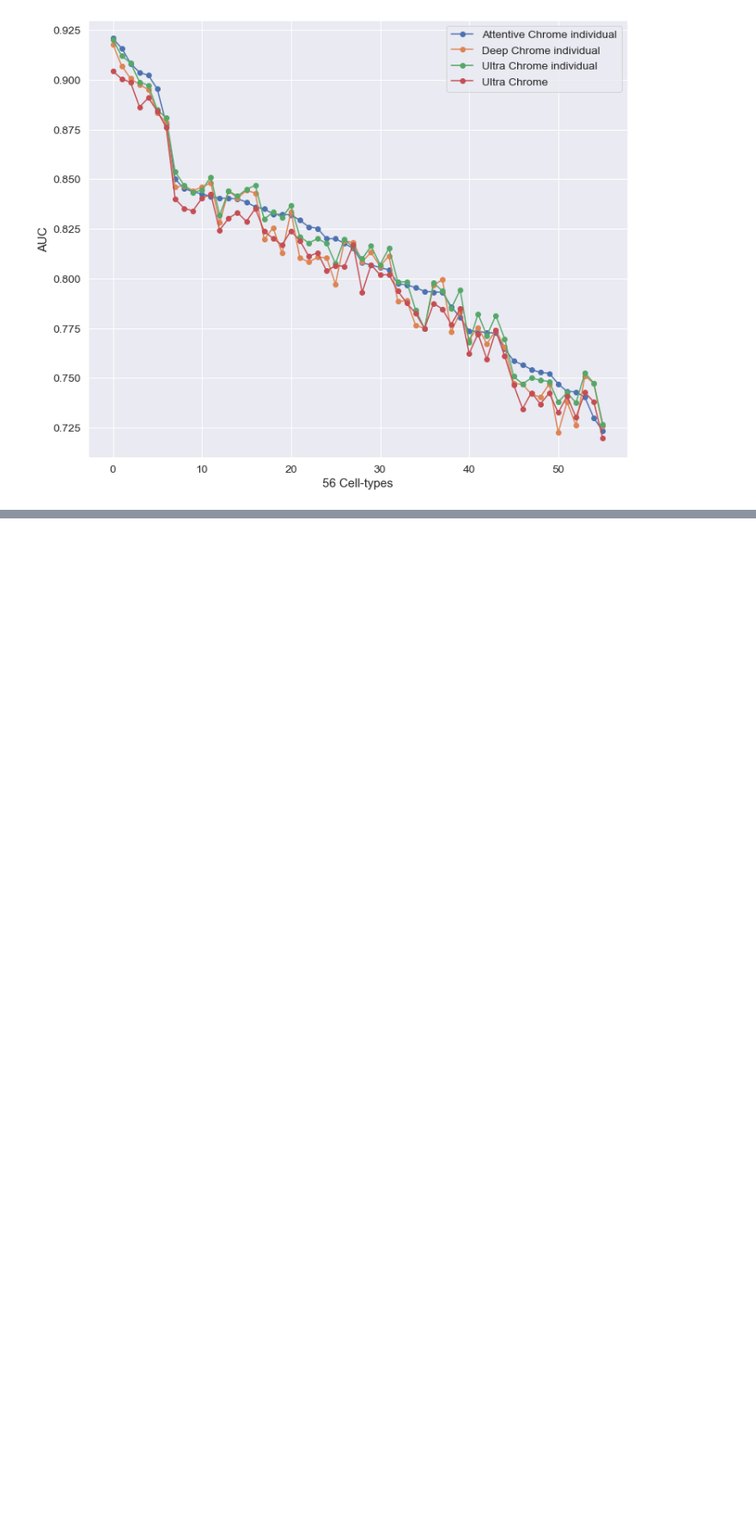
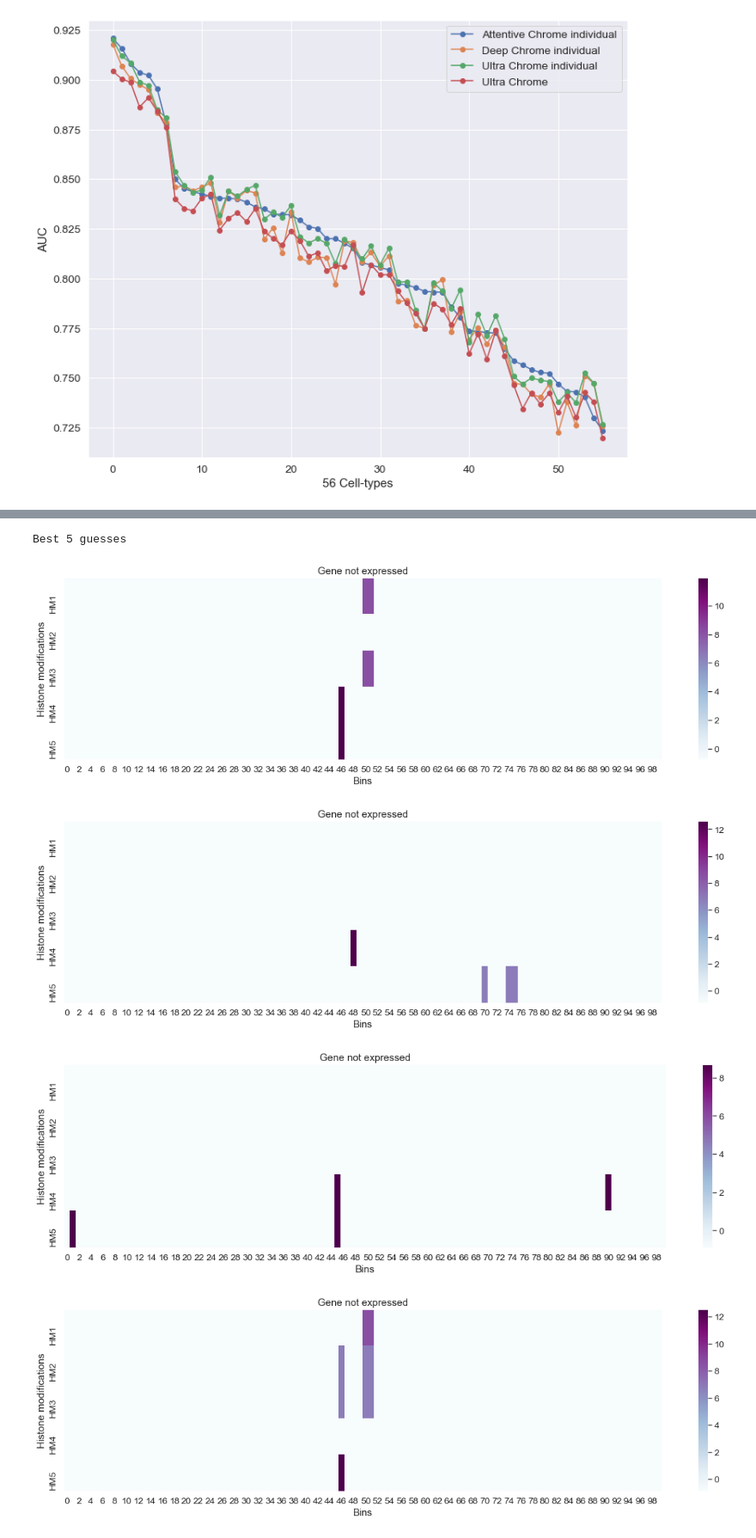
Before and after one commit to davide97g/ultra-chrome, a Jupyter notebook: notebooks/visualize.ipynb, the cells around one changed output, grey strips where cells are left out. Shown at 86% size. Saved outputs shown, nothing was run; the diff lists cells and outputs as text; code cells hidden in the pictures; blank space fills up the shorter version.

```diff
--- a/notebooks/visualize.ipynb
+++ b/notebooks/visualize.ipynb
@@ -222,0 +324,10 @@ plot_metrics(results)
+# %%
+print(f"Best {show} guesses")
+for gene in list(differences.head(show).index):
+    plot_gene(test_data[gene],test_labels[gene])
+# %% [output]
+Best 5 guesses
+[figure, added]
+[figure, added]
+[figure, added]
+[figure, added]
```
Also changed, not shown: parts of 12 cells of this notebook, 2 other files.
